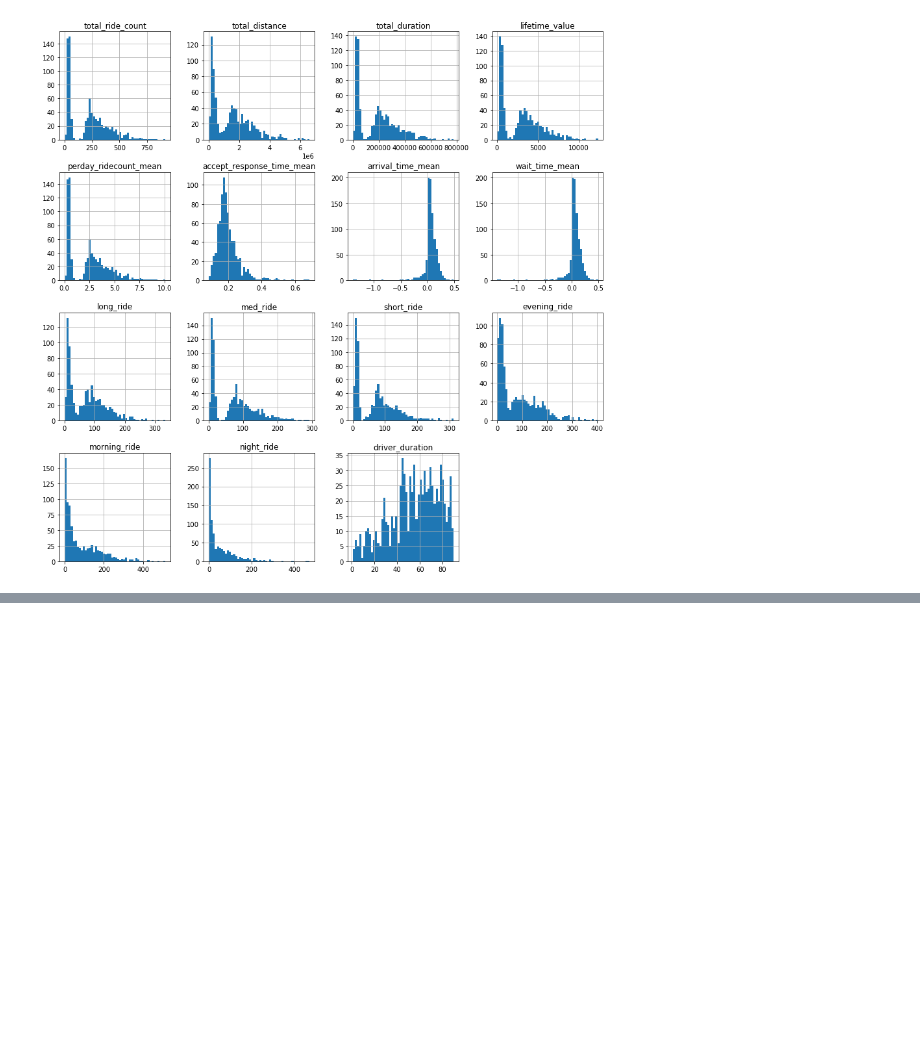
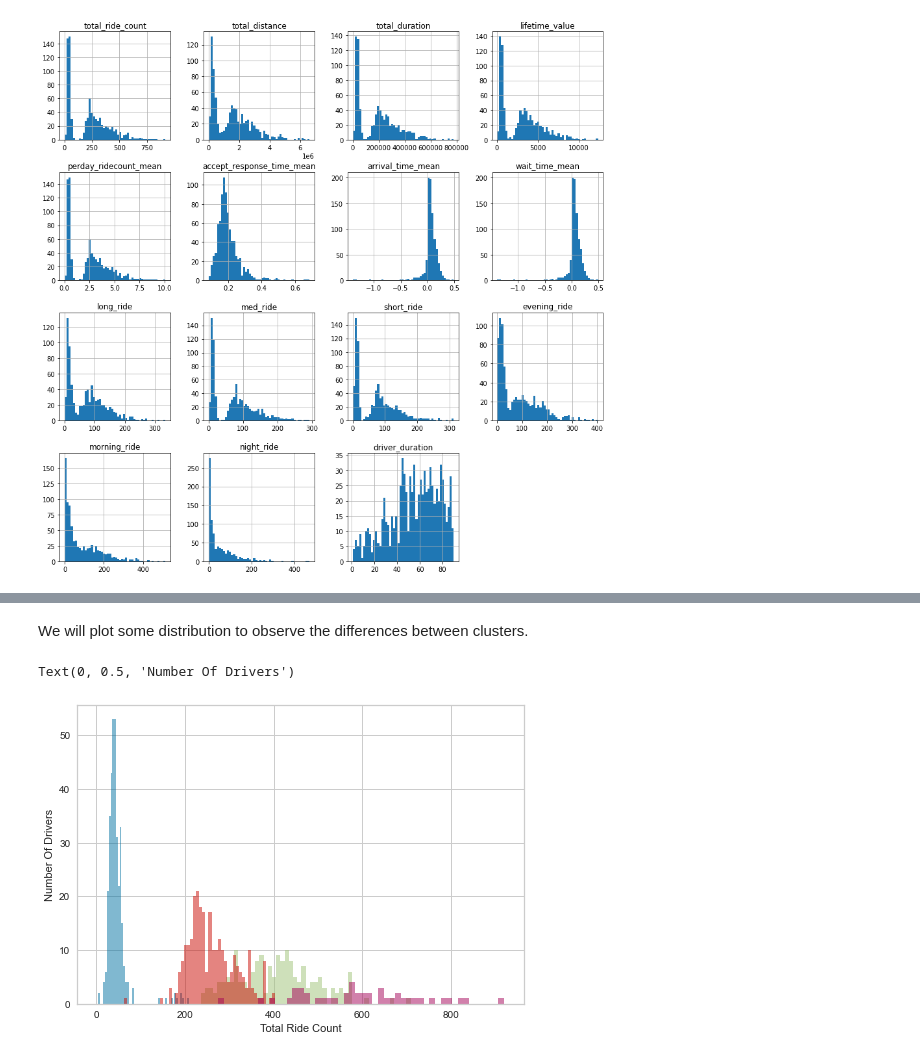
Before and after one commit to tugceturkkal/Data-Projects, a Jupyter notebook: LYFT - Driver Lifetime Value.ipynb, the cells around one changed output, grey strips where cells are left out. Saved outputs shown, nothing was run; the diff lists cells and outputs as text; code cells hidden in the pictures; blank space fills up the shorter version.

```diff
--- a/LYFT - Driver Lifetime Value.ipynb
+++ b/LYFT - Driver Lifetime Value.ipynb
@@ -550,0 +591,13 @@ After seeing these results we can say the average projected lifetime of a driver
+# %% [markdown]
+We will plot some distribution to observe the differences between clusters.
+# %%
+driver_data['cluster'] = k_means.labels_
+
+driver_data.groupby('cluster')['total_ride_count'].plot.hist(bins = 50, alpha = 0.5)
+
+plt.xlabel('Total Ride Count')
+
+plt.ylabel('Number Of Drivers')
+# %% [output]
+Text(0, 0.5, 'Number Of Drivers')
+[figure, added]
```
Also changed, not shown: parts of 40 cells of this notebook.
